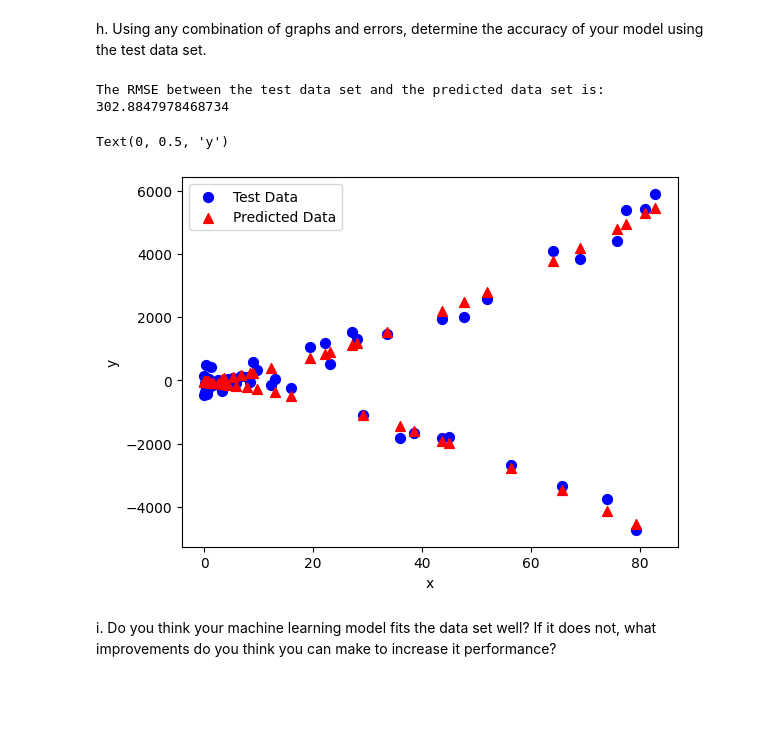
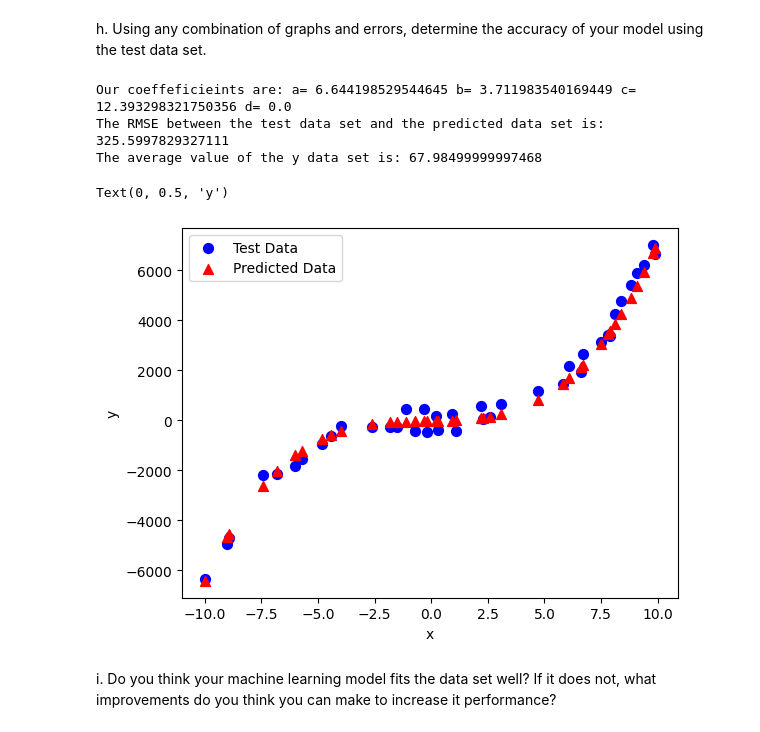
Before and after one commit to WizardOfPitty/Computational-Methods-in-Physics, a Jupyter notebook: Machine_Learning_Workflow/0_1_machine_learning_workflow.ipynb, the cells around one changed output. Saved outputs shown, nothing was run; the diff lists cells and outputs as text; code cells hidden in the pictures; blank space fills up the shorter version.

```diff
--- a/Machine_Learning_Workflow/0_1_machine_learning_workflow.ipynb
+++ b/Machine_Learning_Workflow/0_1_machine_learning_workflow.ipynb
@@ -555,7 +546,7 @@ Index(['x', 'y'], dtype='object')
 # %% [markdown]
 b. Export the columns of the dataframe as NumPy arrays, using descriptive variable names based on the names of the columns.
 # %%
-x = prac['x']
-y = prac['y']
+x = np.asarray(prac['x'])
+y2 = np.asarray(prac['y'])
 print(x,y)
 # %% [output]
@@ -594,7 +583,9 @@ e. Create a design matrix using your answer to part d.
 # %%
 x_cu = x**3
 x_sq = x**2
-c = np.ones(len(x))
-X_des_mat = np.array([x_cu, x_sq, x, c]).T
-print(X_des_mat)
+ones = np.ones(len(x))
+X_des_mat = np.array([x_cu, x_sq, x, ones]).T
+print(X_des_mat[100,2])
+print(X_des_mat[:,2])
+print(min(x))
 # %% [output]
@@ -621,0 +611,9 @@ X_trn, X_tst, y_trn, y_tst = train_test_split(X_des_mat, y, test_size=0.25)
+# %%
+X_trn, X_tst, y_trn, y_tst = train_test_split(X_des_mat, y2, test_size=0.20)
+
+plt.scatter(X_trn[:,2], y_trn, color = 'blue', s= 25, label = 'training data')
+plt.scatter(X_tst[:,2], y_tst, color = 'red', s = 25, label = 'test data')
+
+plt.xlabel('x')
+plt.ylabel('y')
+plt.legend()
@@ -622,9 +623,10 @@ X_trn, X_tst, y_trn, y_tst = train_test_split(X_des_mat, y, test_size=0.25)
 # %% [markdown]
 g. Create a linear regression model, fit it using the training data, and then create a variable `y_pred` which holds the predictions for the test data set.
 # %%
-LiR = LinearRegression(fit_intercept=False)
+LiR = LinearRegression(fit_intercept=True)
 LiR.fit(X_trn, y_trn)
 
 # Used the trained algorithm to predict what y values correspond to the x component of
 # the test data set
 y_pred = LiR.predict(X_tst)
+print(y_pred, y_tst)
@@ -633,24 +651,35 @@ h. Using any combination of graphs and errors, determine the accuracy of your mo
 # %%
 def rmse(A, B):
     """
         Inputs:
             A,B: NumPy arrays of the same length
         Returns:
             Unnamed: the mean-squared error between A and B
         Calculates and returns the mean-squared error
     """
     return np.sqrt(np.average((A-B)**2))
+a = LiR.coef_[0]
+b = LiR.coef_[1]
+c = LiR.coef_[2]
+d = LiR.coef_[3]
+print("Our coeffeficieints are: a=", a, 'b=', b,'c=', c, 'd=', d)
+
+
 print("The RMSE between the test data set and the predicted data set is:",\
       rmse(y_pred, y_tst))
+print("The average value of the y data set is:", np.average(y2))
 
-plt.scatter(X_tst[:,1], y_tst, color="blue", s=50, label="Test Data")
-plt.scatter(X_tst[:,1], y_pred, color='red', marker='^', s=50, label="Predicted Data")
+plt.scatter(X_tst[:,2], y_tst, color="blue", s=50, label="Test Data")
+plt.scatter(X_tst[:,2], y_pred, color='red', marker='^', s=50, label="Predicted Data")
+
 plt.legend()
-plt.xlabel("x")
-plt.ylabel("y")
+plt.xlabel('x')
+plt.ylabel('y')
 # %% [output]
-The RMSE between the test data set and the predicted data set is: 302.8847978468734
+Our coeffeficieints are: a= 6.644198529544645 b= 3.711983540169449 c= 12.393298321750356 d= 0.0
+The RMSE between the test data set and the predicted data set is: 325.5997829327111
+The average value of the y data set is: 67.98499999997468
 Text(0, 0.5, 'y')
-[figure, old version]
+[figure, new version]
 # %% [markdown]
 i. Do you think your machine learning model fits the data set well?  If it does not, what improvements do you think you can make to increase it performance?
```
Also changed, not shown: parts of 27 cells of this notebook.
